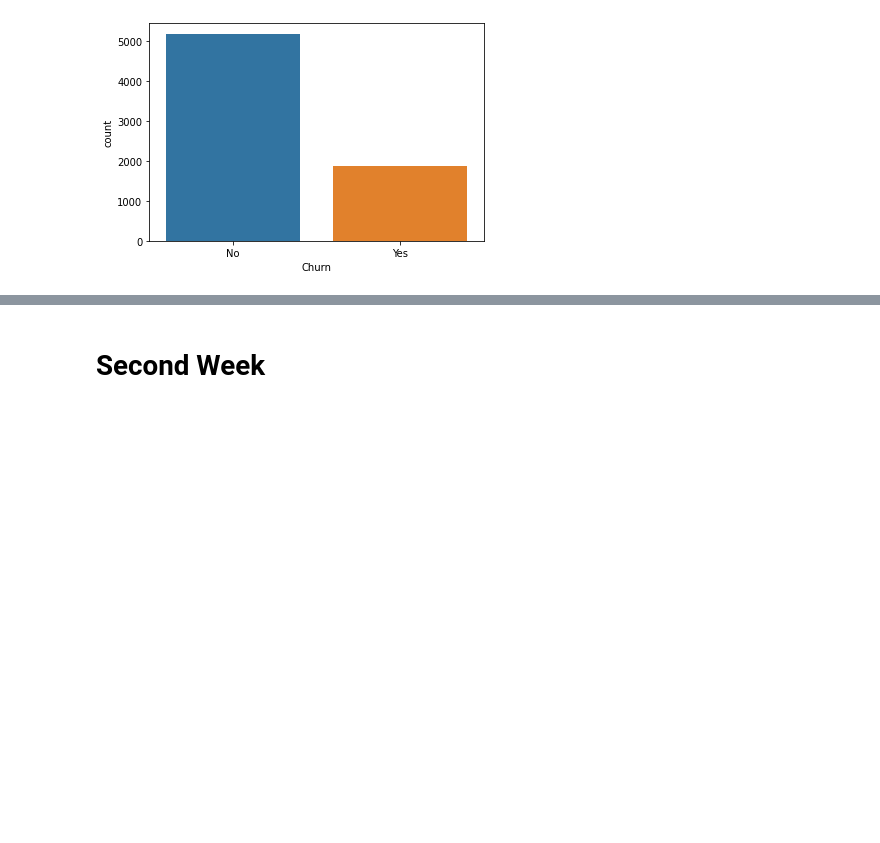
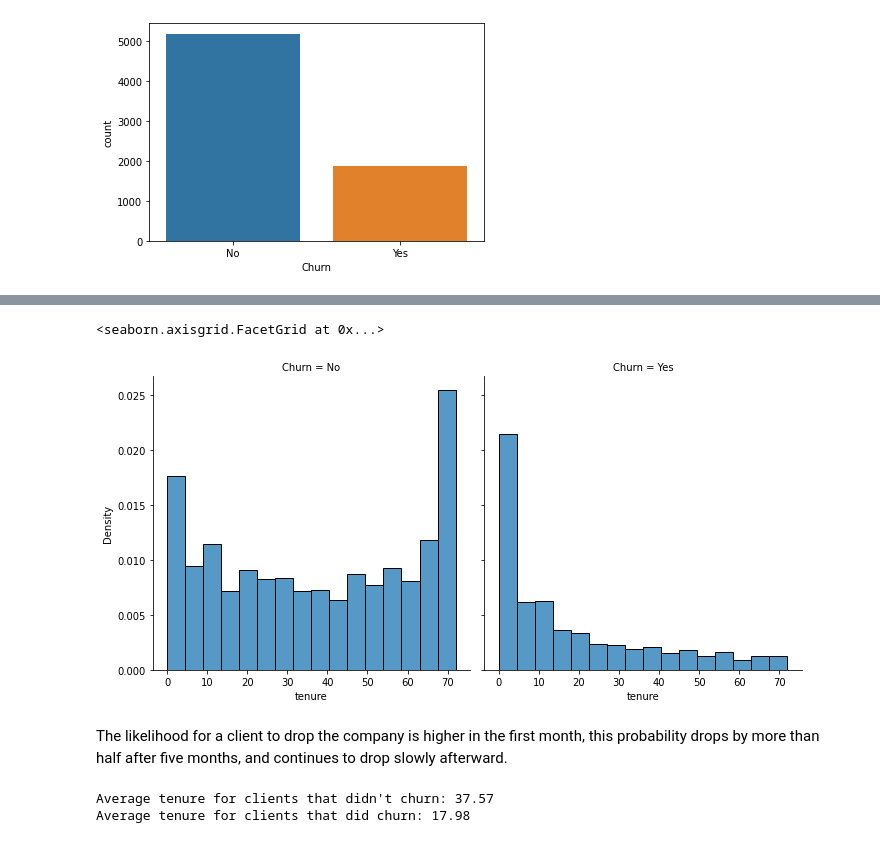
Before and after one commit to devmedeiros/Challenge-Data-Science, a Jupyter notebook: AluraVoz.ipynb, the cells around one changed output, grey strips where cells are left out. Cells and saved outputs as stored; diff of their text form; code cells hidden in the pictures; blank space fills up the shorter version.

```diff
--- a/AluraVoz.ipynb
+++ b/AluraVoz.ipynb
@@ -189,2 +132,12 @@ See the caveats in the documentation: https://pandas.pydata.org/pandas-docs/stab
-# %% [markdown]
-# Second Week
+# %%
+sns.displot(data, x='tenure', col='Churn', stat="density")
+# %% [output]
+<seaborn.axisgrid.FacetGrid at 0x...>
+[figure, added]
+# %% [markdown]
+The likelihood for a client to drop the company is higher in the first month, this probability drops by more than half after five months, and continues to drop slowly afterward.
+# %%
+print("Average tenure for clients that didn't churn: {:.2f}\nAverage tenure for clients that did churn: {:.2f}".format(data.tenure[data.Churn == 'No'].mean(), data.tenure[data.Churn == 'Yes'].mean()))
+# %% [output]
+Average tenure for clients that didn't churn: 37.57
+Average tenure for clients that did churn: 17.98
```
Also changed, not shown: parts of 21 cells of this notebook.
